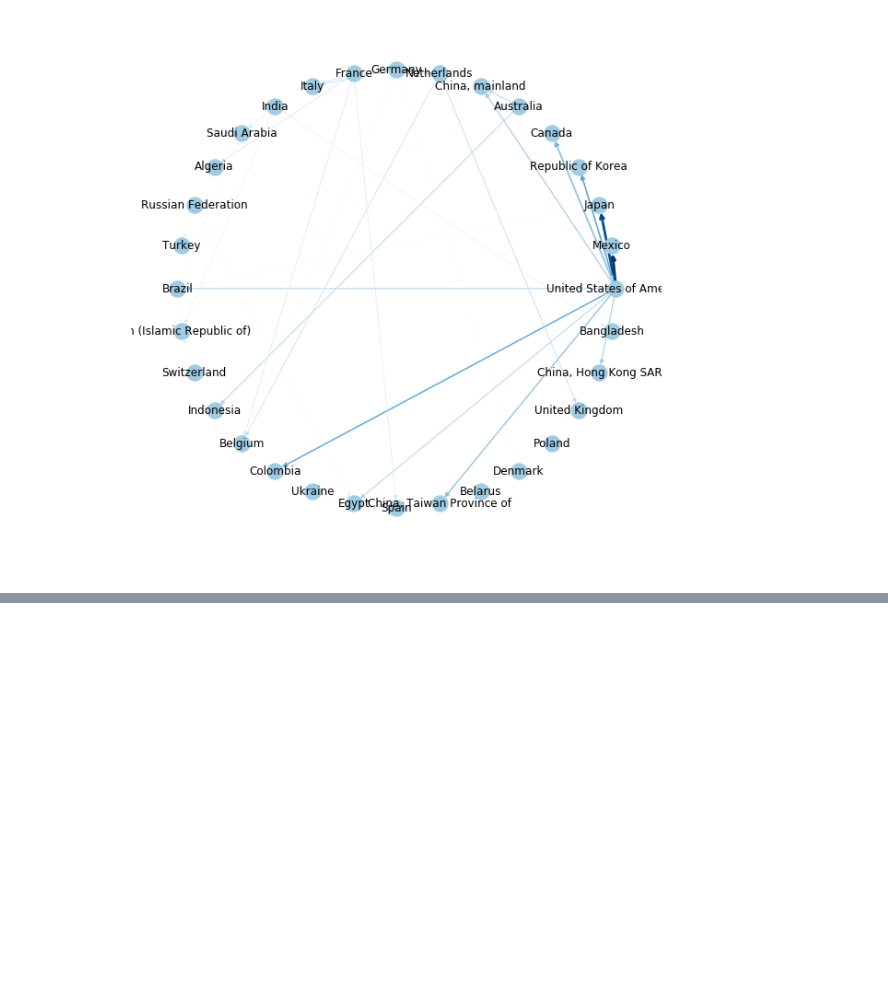
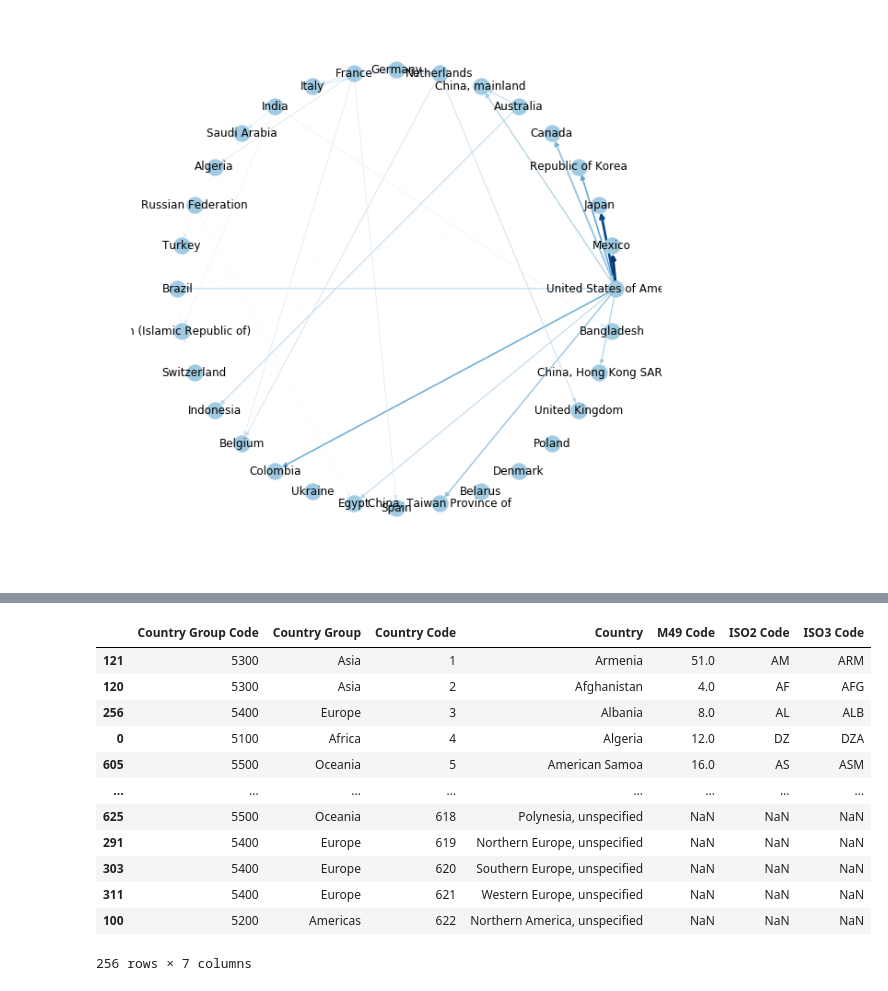
Before and after one commit to tileb1/global-food-statistics, a Jupyter notebook: milestone2.ipynb, the cells around one changed output, grey strips where cells are left out. Cells and saved outputs as stored; diff of their text form; code cells hidden in the pictures; blank space fills up the shorter version.

```diff
--- a/milestone2.ipynb
+++ b/milestone2.ipynb
@@ -629,0 +634,20 @@ SVG(filename='figures/export_import_graph.svg')
+# %%
+countries = country_metadata.Country.drop_duplicates().values
+continents = country_metadata[(country_metadata['Country Group Code']>5000) & (country_metadata['Country Group Code']%100==0)]
+continents = continents['Country Group'].drop_duplicates().values
+# %%
+country_metadata[country_metadata['Country Group'].isin(continents)].sort_values('Country Code')
+# %% [output]
+|  | Country Group Code | Country Group | Country Code | Country | M49 Code | ISO2 Code | ISO3 Code |
+| 121 | 5300 | Asia | 1 | Armenia | 51.0 | AM | ARM |
+| 120 | 5300 | Asia | 2 | Afghanistan | 4.0 | AF | AFG |
+| 256 | 5400 | Europe | 3 | Albania | 8.0 | AL | ALB |
+| 0 | 5100 | Africa | 4 | Algeria | 12.0 | DZ | DZA |
+| 605 | 5500 | Oceania | 5 | American Samoa | 16.0 | AS | ASM |
+| ... | ... | ... | ... | ... | ... | ... | ... |
+| 625 | 5500 | Oceania | 618 | Polynesia, unspecified | NaN | NaN | NaN |
+| 291 | 5400 | Europe | 619 | Northern Europe, unspecified | NaN | NaN | NaN |
+| 303 | 5400 | Europe | 620 | Southern Europe, unspecified | NaN | NaN | NaN |
+| 311 | 5400 | Europe | 621 | Western Europe, unspecified | NaN | NaN | NaN |
+| 100 | 5200 | Americas | 622 | Northern America, unspecified | NaN | NaN | NaN |
+256 rows × 7 columns
```
Also changed, not shown: parts of 6 cells of this notebook, 6 other files.
